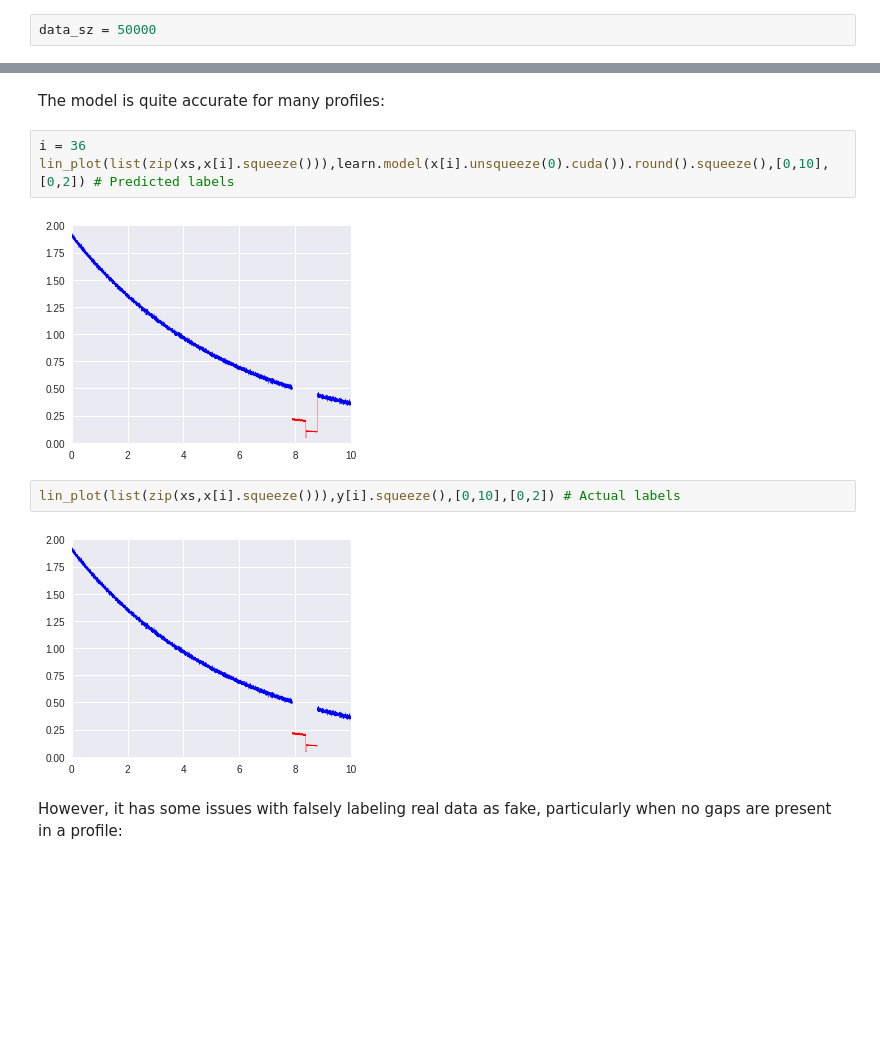
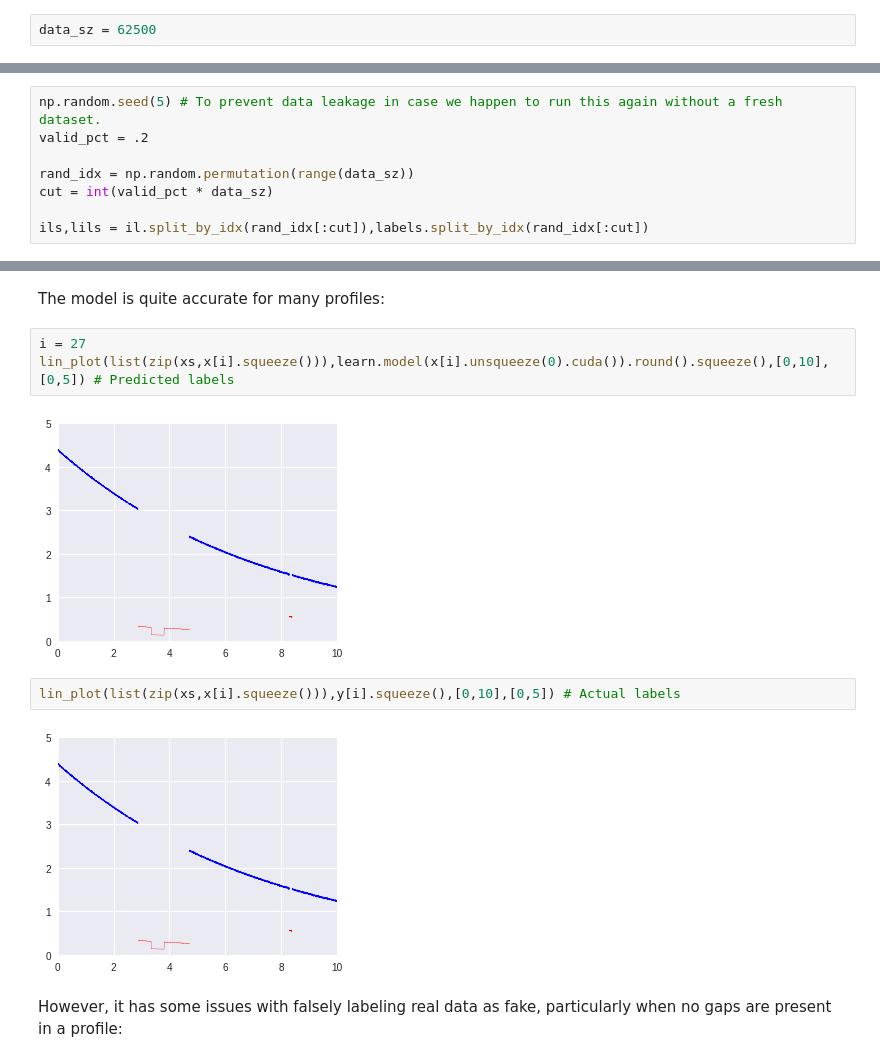
Before and after one commit to yasrynn/ML-Notebooks, a Jupyter notebook: production_seg.ipynb, the cells around one changed output, grey strips where cells are left out. Saved outputs shown, nothing was run; the diff lists cells and outputs as text; blank space fills up the shorter version.

```diff
--- a/production_seg.ipynb
+++ b/production_seg.ipynb
@@ -87,7 +87,7 @@ We want to train the model on simulated data to find artificially low levels of
 
 First we'll choose a data set size.  Since the data is simulated, it can be as large as we want.
 # %%
-data_sz = 50000
+data_sz = 62500
 # %% [markdown]
 We don't want to store all the data points from every profile, so we want a way to take a few parameters and generate a profile on-the-fly.  We'll start by generating a profile with no gaps...
 # %%
@@ -256,3 +253,11 @@ ils,lils = il.no_split(),labels.no_split()
+# %%
+np.random.seed(5) # To prevent data leakage in case we happen to run this again without a fresh dataset.
+valid_pct = .2
+
+rand_idx = np.random.permutation(range(data_sz))
+cut = int(valid_pct * data_sz)
+
+ils,lils = il.split_by_idx(rand_idx[:cut]),labels.split_by_idx(rand_idx[:cut])
 # %%
 train,valid = LabelList(ils.train,lils.train),LabelList(ils.valid,lils.valid)
 # %%
@@ -439,14 +444,14 @@ x,y = db.one_batch()
 # %% [markdown]
 The model is quite accurate for many profiles:
 # %%
-i = 36
-lin_plot(list(zip(xs,x[i].squeeze())),learn.model(x[i].unsqueeze(0).cuda()).round().squeeze(),[0,10],[0,2]) # Predicted labels
+i = 27
+lin_plot(list(zip(xs,x[i].squeeze())),learn.model(x[i].unsqueeze(0).cuda()).round().squeeze(),[0,10],[0,5]) # Predicted labels
 # %% [output]
-[figure, old version]
+[figure, new version]
 # %%
-lin_plot(list(zip(xs,x[i].squeeze())),y[i].squeeze(),[0,10],[0,2]) # Actual labels
+lin_plot(list(zip(xs,x[i].squeeze())),y[i].squeeze(),[0,10],[0,5]) # Actual labels
 # %% [output]
-[figure, old version]
+[figure, new version]
 # %% [markdown]
 However, it has some issues with falsely labeling real data as fake, particularly when no gaps are present in a profile:
 # %%
```
Also changed, not shown: parts of 13 cells of this notebook.
